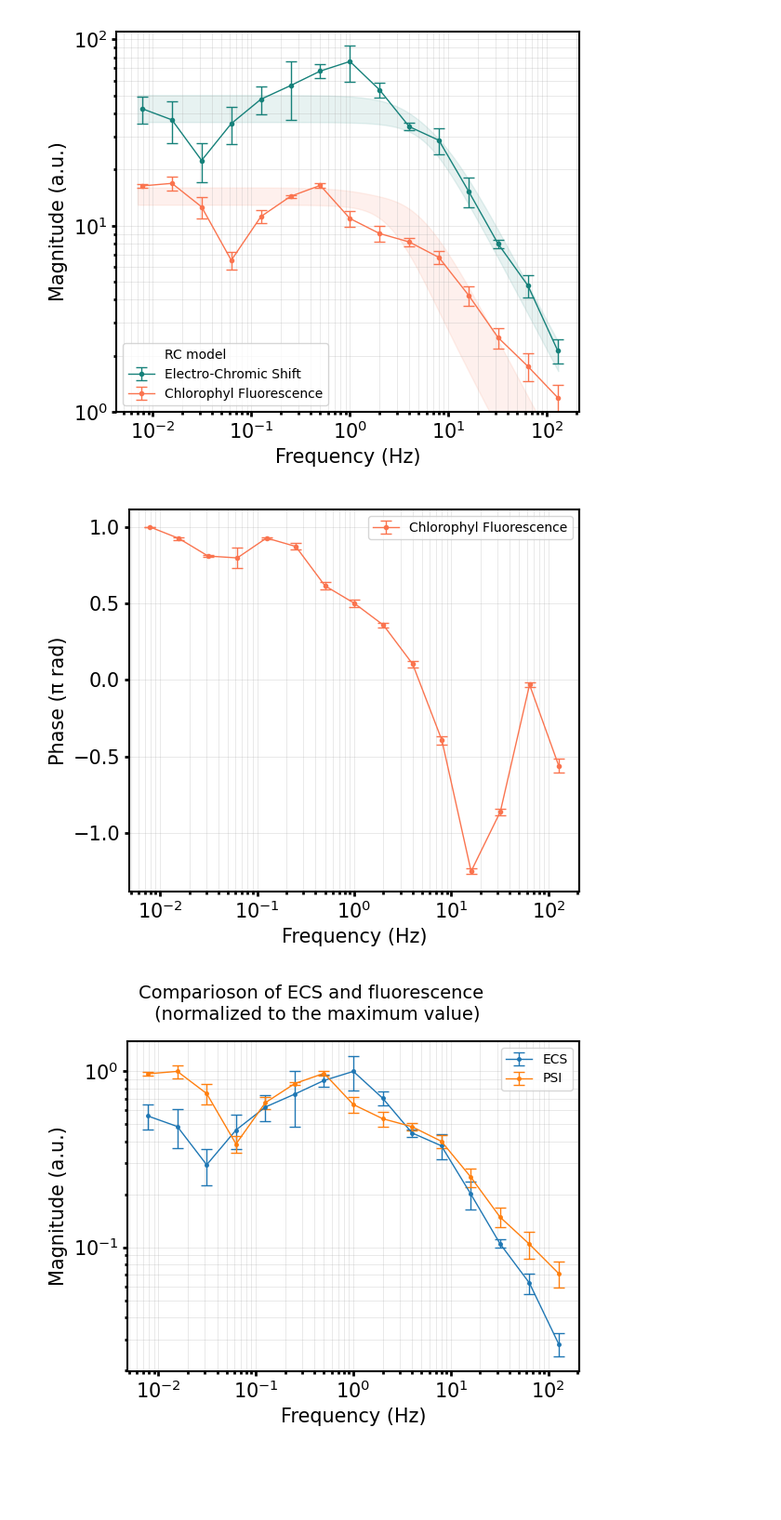
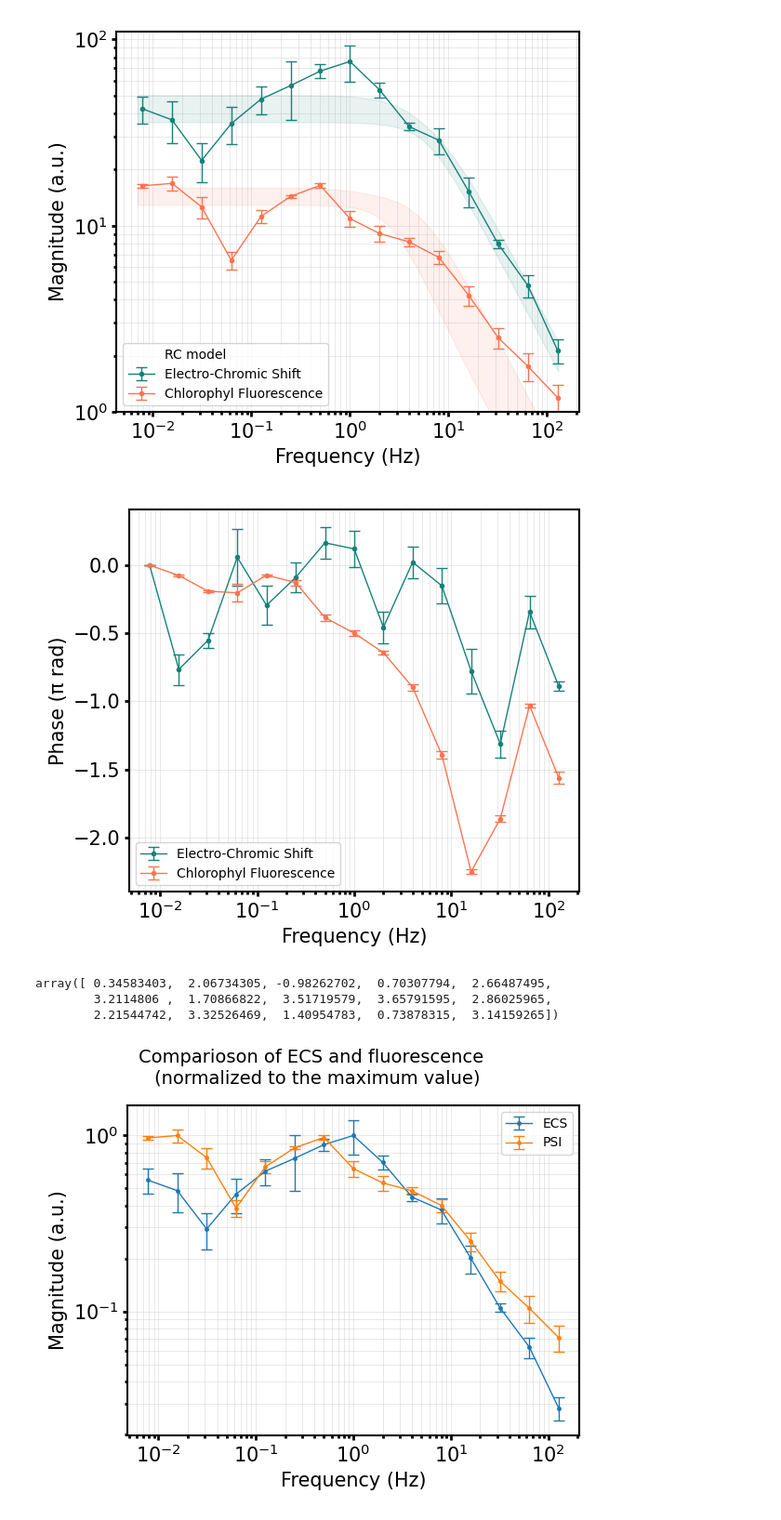
Before and after one commit to orlandomarcelo/DREAM_repo, a Jupyter notebook: Notebooks/compare_bode.ipynb, the cells around one changed output. Shown at 93% size. Drawn from its saved outputs; the diff is of its cells as text; code cells hidden in the pictures; blank space fills up the shorter version.

```diff
--- a/Notebooks/compare_bode.ipynb
+++ b/Notebooks/compare_bode.ipynb
@@ -62,11 +59,25 @@ phase_fund_std = np.load(folder + "phase_fund_std.npy")
+# %%
+fluo_phase_fund = np.load(folder + "fluo_phase_fund.npy")
+fluo_phase_fund_std = np.load(folder + "fluo_phase_fund_std.npy")
+
+ECS_phase_fund = np.load(folder + "ECS_phase_mean.npy")
+ECS_phase_fund_std = np.load(folder + "ECS_phase_std.npy")
 # %%
 fig, ax = plt.subplots(figsize=(6,5))
-ax.errorbar(PSI.Frequency, phase_fund/np.pi, fmt = format, markersize = marker, linewidth = 1, color = orange, yerr=phase_fund_std/np.pi, capsize=4, label = "Chlorophyl Fluorescence")
+ax.errorbar(ECS.Frequency, ECS_phase_fund/np.pi -1, fmt = format, markersize = marker, linewidth = 1, color = green, yerr=ECS_phase_fund_std/np.pi, capsize=4, label = "Electro-Chromic Shift")
+ax.errorbar(PSI.Frequency, fluo_phase_fund/np.pi -1, fmt = format, markersize = marker, linewidth = 1, color = orange, yerr=fluo_phase_fund_std/np.pi, capsize=4, label = "Chlorophyl Fluorescence")
+
 ax = tools.bode_plot_axes_phase(ax)
 fig.tight_layout()
 fig.savefig(f"{folder}/phase_fluo.png", dpi=400)
 # %% [output]
-[figure, old version]
+[figure, new version]
+# %%
+ECS_phase_fund
+# %% [output]
+array([ 0.34583403,  2.06734305, -0.98262702,  0.70307794,  2.66487495,
+        3.2114806 ,  1.70866822,  3.51719579,  3.65791595,  2.86025965,
+        2.21544742,  3.32526469,  1.40954783,  0.73878315,  3.14159265])
 # %%
 marker = 2.5
 
```
Also changed, not shown: parts of 3 cells of this notebook, 6 other files.
